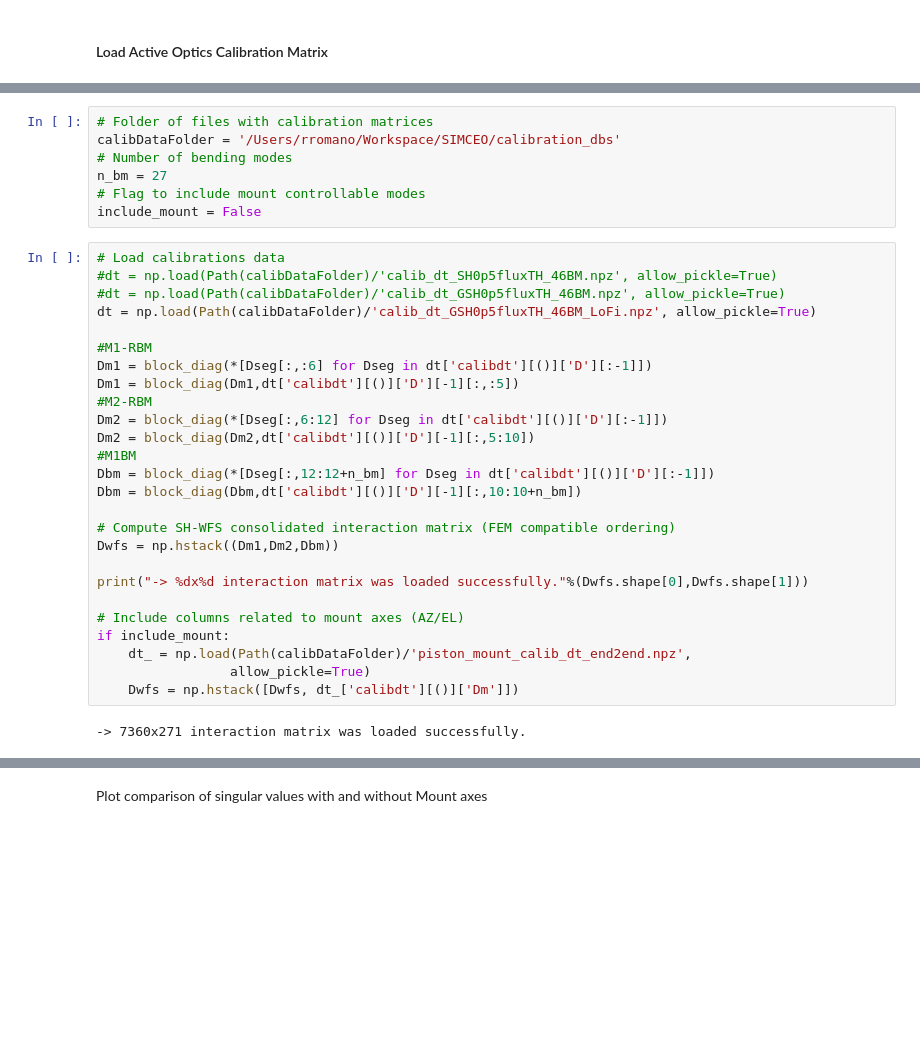
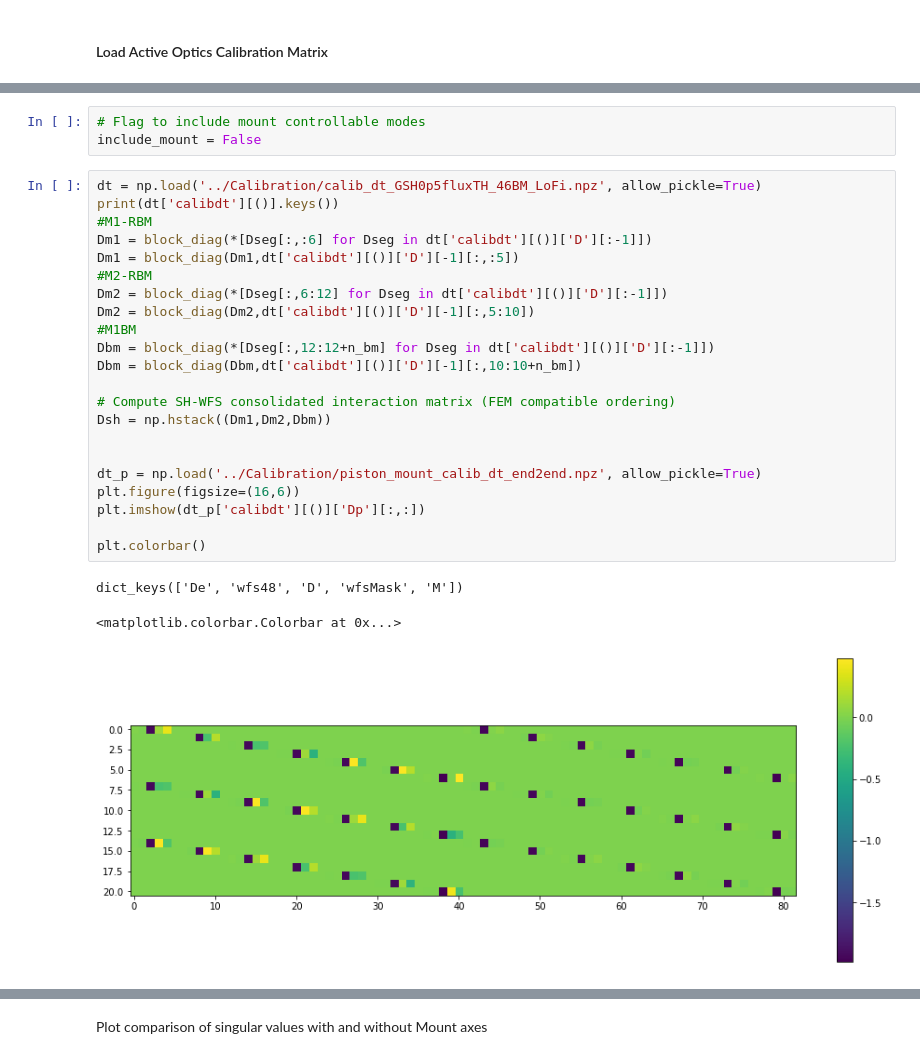
Before and after one commit to rconan/SIMCEO, a Jupyter notebook: dos/B2020_NS_shortExpAcO/setup_AcO.ipynb, the cells around one changed output, grey strips where cells are left out. Cells and saved outputs as stored; diff of their text form; blank space fills up the shorter version.

```diff
--- a/dos/B2020_NS_shortExpAcO/setup_AcO.ipynb
+++ b/dos/B2020_NS_shortExpAcO/setup_AcO.ipynb
@@ -27,35 +351,29 @@ import matplotlib.pyplot as plt
 # %%
-# Folder of files with calibration matrices
-calibDataFolder = '/Users/rromano/Workspace/SIMCEO/calibration_dbs'
-# Number of bending modes
-n_bm = 27
 # Flag to include mount controllable modes
 include_mount = False
 # %%
-# Load calibrations data
-#dt = np.load(Path(calibDataFolder)/'calib_dt_SH0p5fluxTH_46BM.npz', allow_pickle=True)
-#dt = np.load(Path(calibDataFolder)/'calib_dt_GSH0p5fluxTH_46BM.npz', allow_pickle=True)
-dt = np.load(Path(calibDataFolder)/'calib_dt_GSH0p5fluxTH_46BM_LoFi.npz', allow_pickle=True)
-
+dt = np.load('../Calibration/calib_dt_GSH0p5fluxTH_46BM_LoFi.npz', allow_pickle=True)
+print(dt['calibdt'][()].keys())
 #M1-RBM
 Dm1 = block_diag(*[Dseg[:,:6] for Dseg in dt['calibdt'][()]['D'][:-1]])
 Dm1 = block_diag(Dm1,dt['calibdt'][()]['D'][-1][:,:5])
 #M2-RBM
 Dm2 = block_diag(*[Dseg[:,6:12] for Dseg in dt['calibdt'][()]['D'][:-1]])
 Dm2 = block_diag(Dm2,dt['calibdt'][()]['D'][-1][:,5:10])
 #M1BM
 Dbm = block_diag(*[Dseg[:,12:12+n_bm] for Dseg in dt['calibdt'][()]['D'][:-1]])
 Dbm = block_diag(Dbm,dt['calibdt'][()]['D'][-1][:,10:10+n_bm])
 
 # Compute SH-WFS consolidated interaction matrix (FEM compatible ordering)
-Dwfs = np.hstack((Dm1,Dm2,Dbm))
+Dsh = np.hstack((Dm1,Dm2,Dbm))
 
-print("-> %dx%d interaction matrix was loaded successfully."%(Dwfs.shape[0],Dwfs.shape[1]))
 
-# Include columns related to mount axes (AZ/EL)
-if include_mount:
-    dt_ = np.load(Path(calibDataFolder)/'piston_mount_calib_dt_end2end.npz',
-                 allow_pickle=True)
-    Dwfs = np.hstack([Dwfs, dt_['calibdt'][()]['Dm']])
+dt_p = np.load('../Calibration/piston_mount_calib_dt_end2end.npz', allow_pickle=True)
+plt.figure(figsize=(16,6))
+plt.imshow(dt_p['calibdt'][()]['Dp'][:,:])
+
+plt.colorbar()
 # %% [output]
--> 7360x271 interaction matrix was loaded successfully.
+dict_keys(['De', 'wfs48', 'D', 'wfsMask', 'M'])
+<matplotlib.colorbar.Colorbar at 0x...>
+[figure, added]
```
Also changed, not shown: parts of 18 cells of this notebook, 2 other files.
